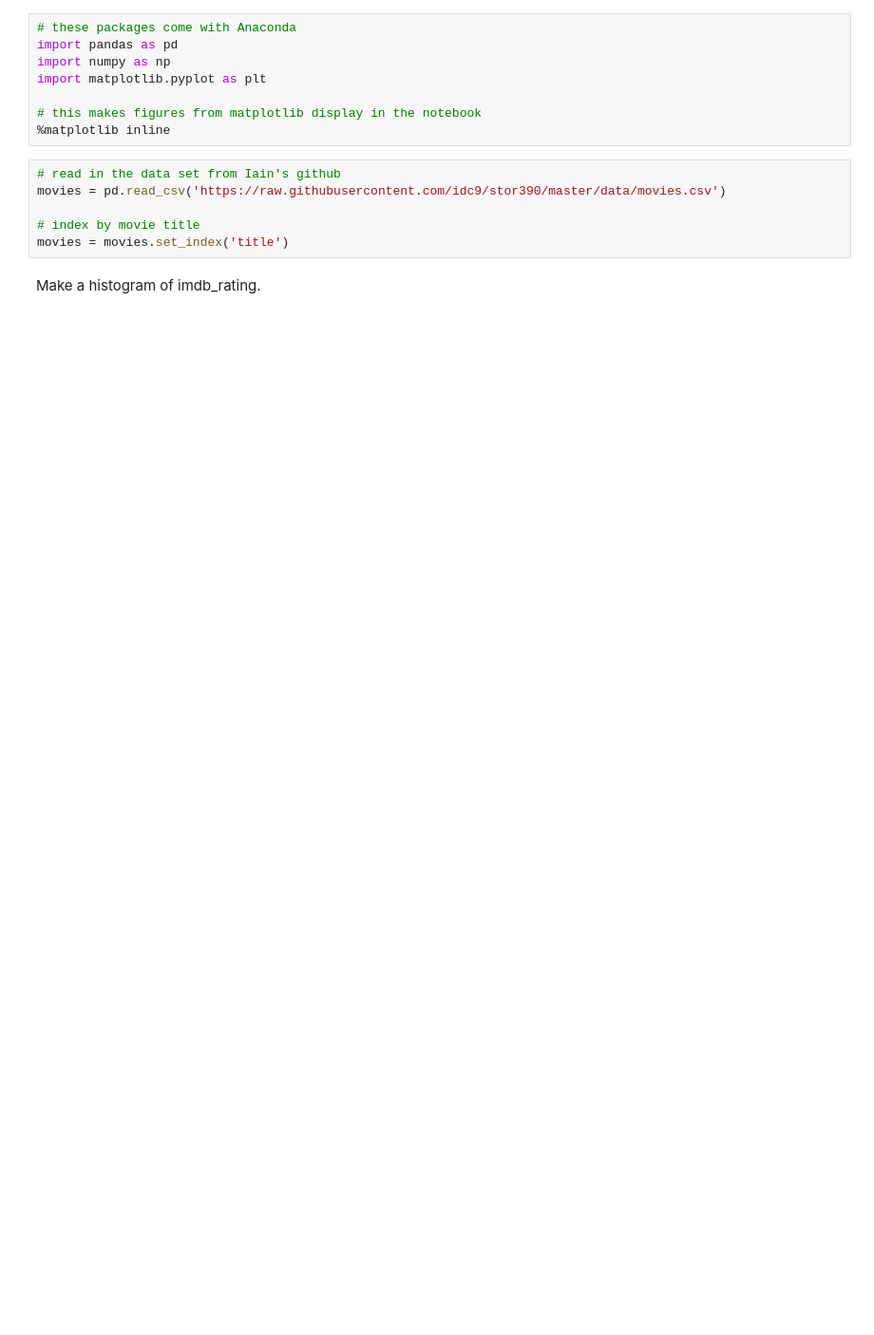
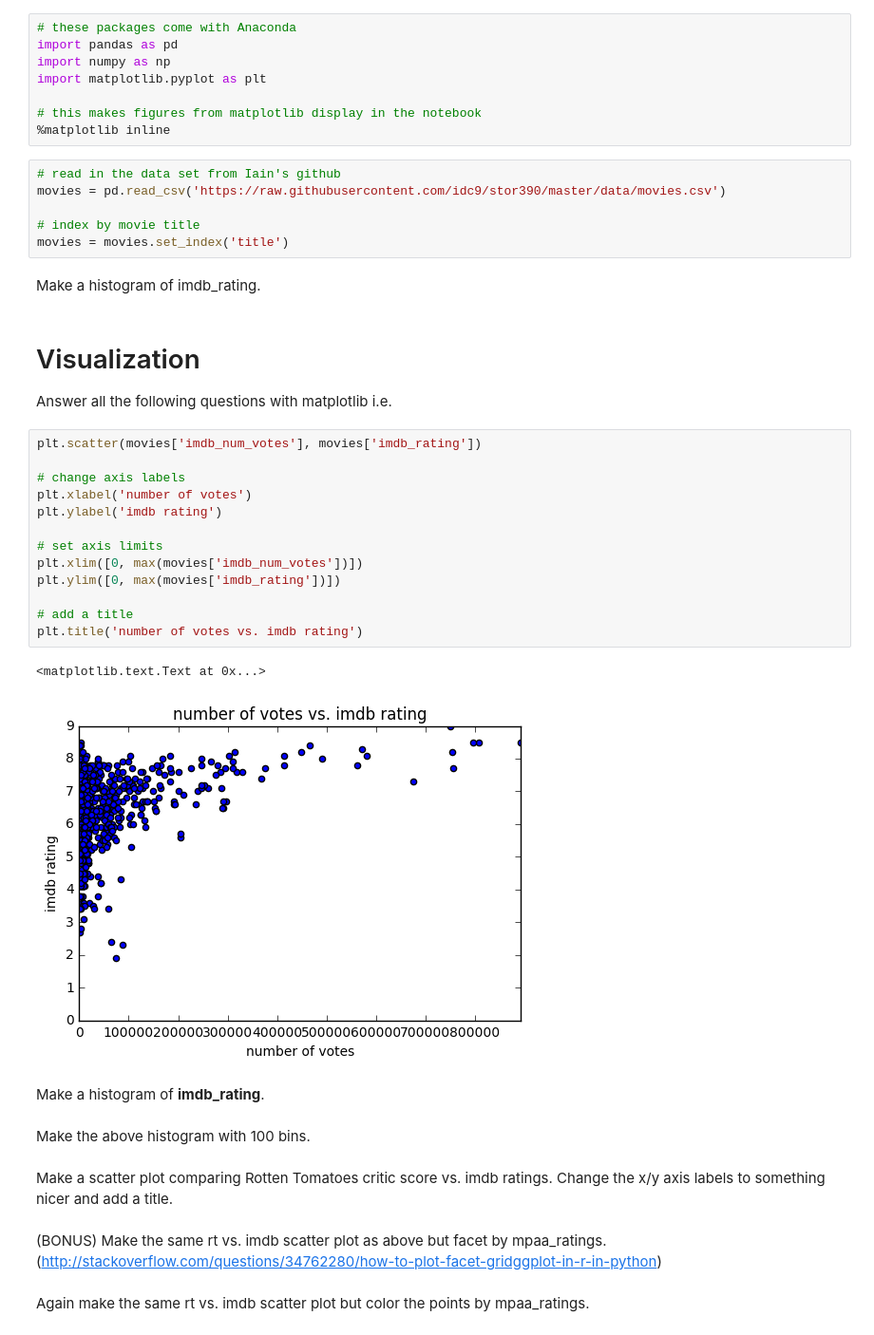
Before and after one commit to idc9/ds_tutorials, a Jupyter notebook: Python/movies_viz_subsetting.ipynb, the cells around one changed output. Shown: that part at 95% size. Drawn from its saved outputs; the diff is of its cells as text; blank space fills up the shorter version.

Commit message:
questions

```diff
--- a/Python/movies_viz_subsetting.ipynb
+++ b/Python/movies_viz_subsetting.ipynb
@@ -23,3 +31,33 @@ movies = pd.read_csv('https://raw.githubusercontent.com/idc9/stor390/master/data
 movies = movies.set_index('title')
 # %% [markdown]
 Make a histogram of imdb_rating.
+# %% [markdown]
+# Visualization
+
+Answer all the following questions with matplotlib i.e.
+# %%
+plt.scatter(movies['imdb_num_votes'], movies['imdb_rating'])
+
+# change axis labels
+plt.xlabel('number of votes')
+plt.ylabel('imdb rating')
+
+# set axis limits
+plt.xlim([0, max(movies['imdb_num_votes'])])
+plt.ylim([0, max(movies['imdb_rating'])])
+
+# add a title
+plt.title('number of votes vs. imdb rating')
+# %% [output]
+<matplotlib.text.Text at 0x...>
+[figure, added]
+# %% [markdown]
+Make a histogram of **imdb_rating**.
+# %% [markdown]
+Make the above histogram with 100 bins.
+# %% [markdown]
+Make a scatter plot comparing Rotten Tomatoes critic score vs. imdb ratings. Change the x/y axis labels to something nicer and add a title.
+# %% [markdown]
+(BONUS) Make the same rt vs. imdb scatter plot as above but facet by mpaa_ratings. (http://stackoverflow.com/questions/34762280/how-to-plot-facet-gridggplot-in-r-in-python)
+# %% [markdown]
+Again make the same rt vs. imdb scatter plot but color the points by mpaa_ratings.
```
Also changed, not shown: parts of 10 cells of this notebook.
